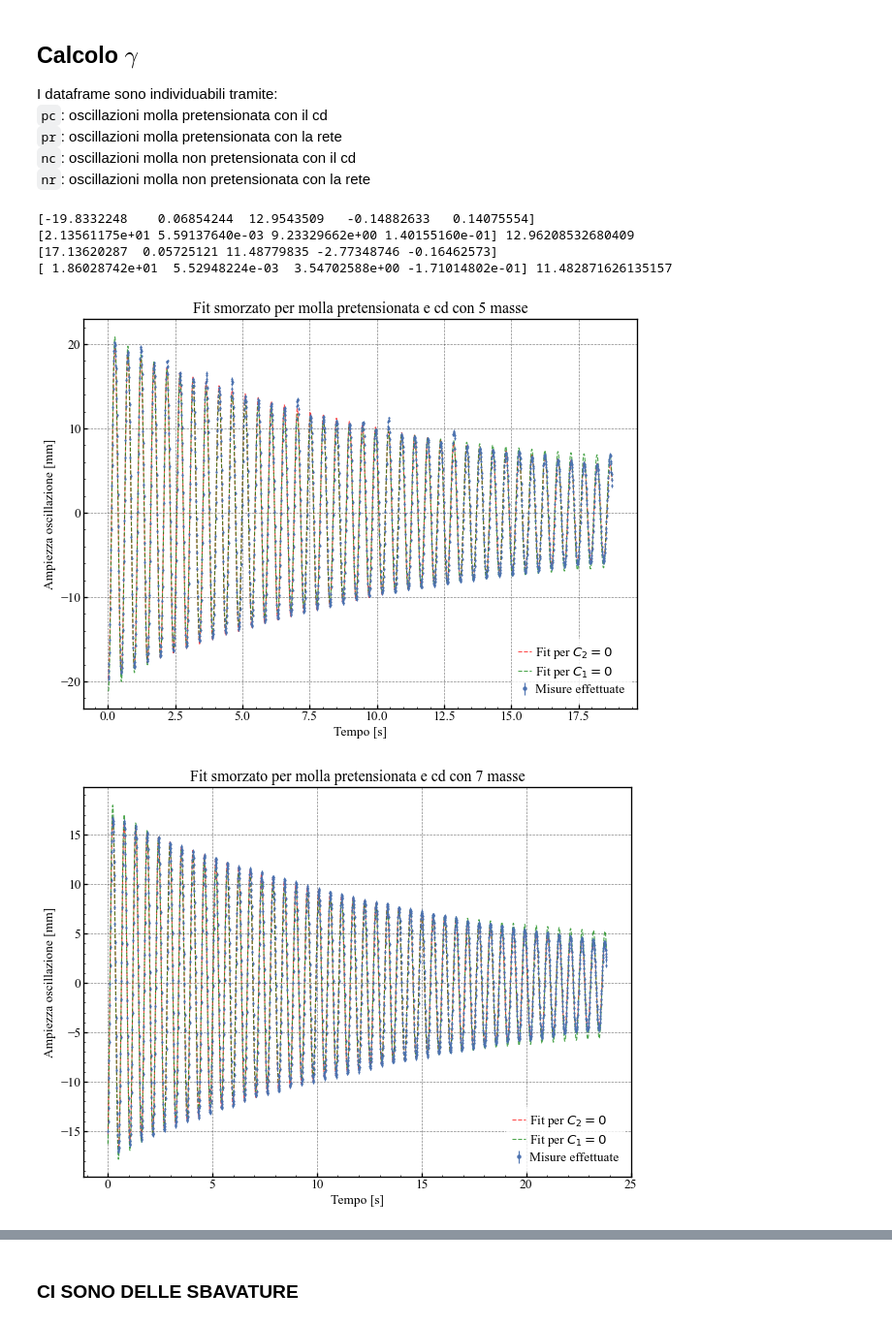
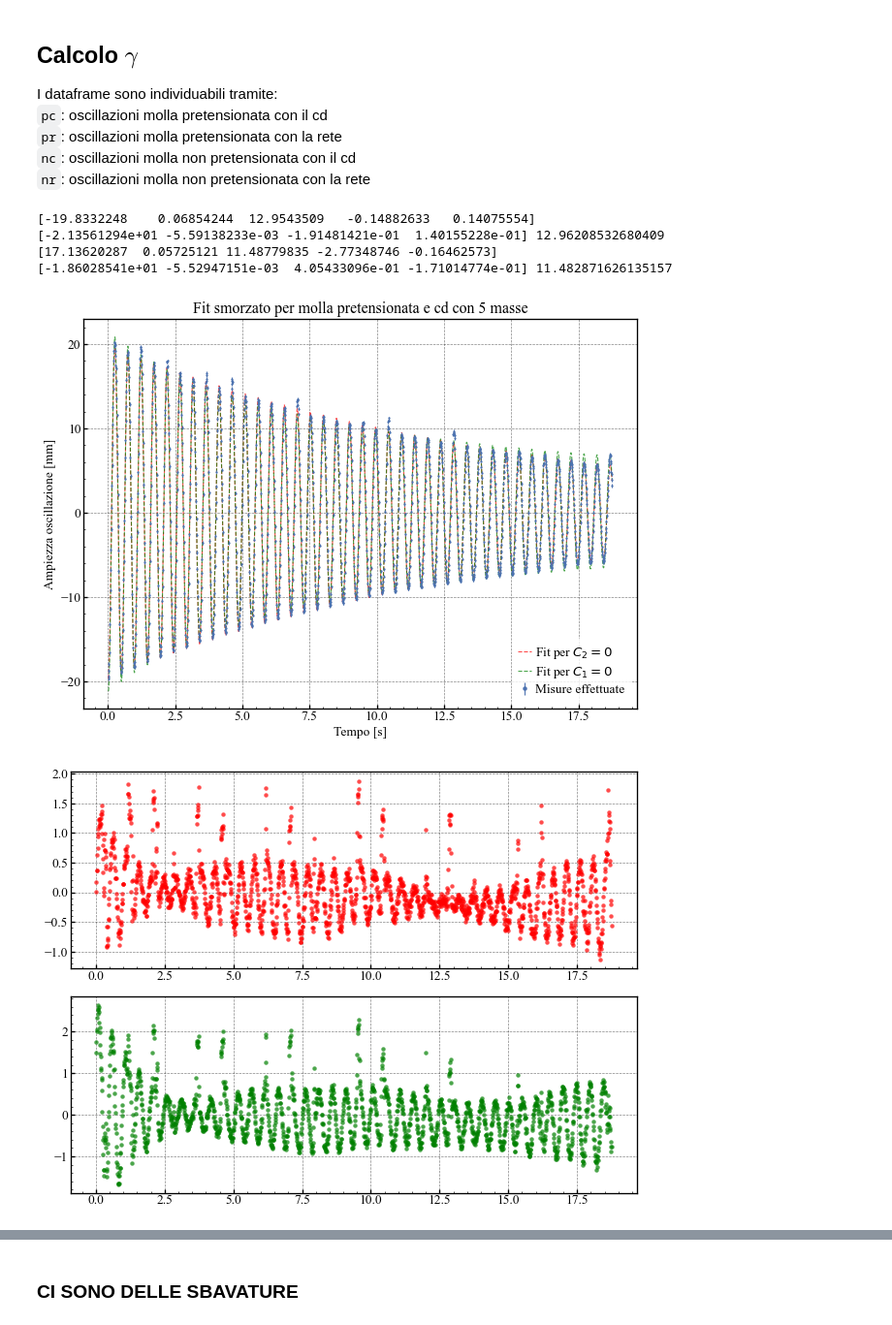
Before and after one commit to Mattia04/Smorzamento, a Jupyter notebook: script.ipynb, the cells around one changed output, grey strips where cells are left out. Shown at 97% size. Cells and saved outputs as stored; diff of their text form; code cells hidden in the pictures.

```diff
--- a/script.ipynb
+++ b/script.ipynb
@@ -72,33 +72,37 @@ for i in range(2):
         k_pretensionata
         / ((masse[i] + 29.91 / 3) / 1000)
         # 29.91/3 deriva dalla massa della molla
         # /1000 per convertire g in kg
     )
 
     params, std_dev = Fits.smorzato(X, Y)
     params2, std_dev2 = Fits.smorzato2(X, Y, omega)
 
     print(params)
     print(params2, omega)
 
     ax.plot(X, Fits.curve(X, *params), c="r", ls="--", alpha=0.7)
     ax.plot(X, Fits.curve2(X, *params2, omega), c="g", ls="--", alpha=0.7)
     ax.errorbar(X, Y, yerr=0.2, fmt=".")
 
     plt.title(f"Fit smorzato per molla pretensionata e cd con {5 if i==0 else 7} masse")
     ax.legend(
         ["Fit per $C_2 = 0$", "Fit per $C_1 = 0$", "Misure effettuate"],
         loc="lower right",
     )
     ax.set_xlabel("Tempo [s]")
     ax.set_ylabel("Ampiezza oscillazione [mm]")
 
     # * saving figure
     fig.savefig(f"Images/fit_pc_m{5 if i==0 else 7}.png")
+
+    fig, ax = plt.subplots(2)
+    ax[0].scatter(X, Y - Fits.curve(X, *params), c="r", alpha=0.7)
+    ax[1].scatter(X, Y - Fits.curve2(X, *params2, omega), c="g", alpha=0.7)
 # %% [output]
 [-19.8332248    0.06854244  12.9543509   -0.14882633   0.14075554]
-[2.13561175e+01 5.59137640e-03 9.23329662e+00 1.40155160e-01] 12.96208532680409
+[-2.13561294e+01 -5.59138233e-03 -1.91481421e-01  1.40155228e-01] 12.96208532680409
 [17.13620287  0.05725121 11.48779835 -2.77348746 -0.16462573]
-[ 1.86028742e+01  5.52948224e-03  3.54702588e+00 -1.71014802e-01] 11.482871626135157
+[-1.86028541e+01 -5.52947151e-03  4.05433096e-01 -1.71014774e-01] 11.482871626135157
 [figure]
-[figure, old version]
+[figure, new version]
```
Also changed, not shown: parts of 4 cells of this notebook.
